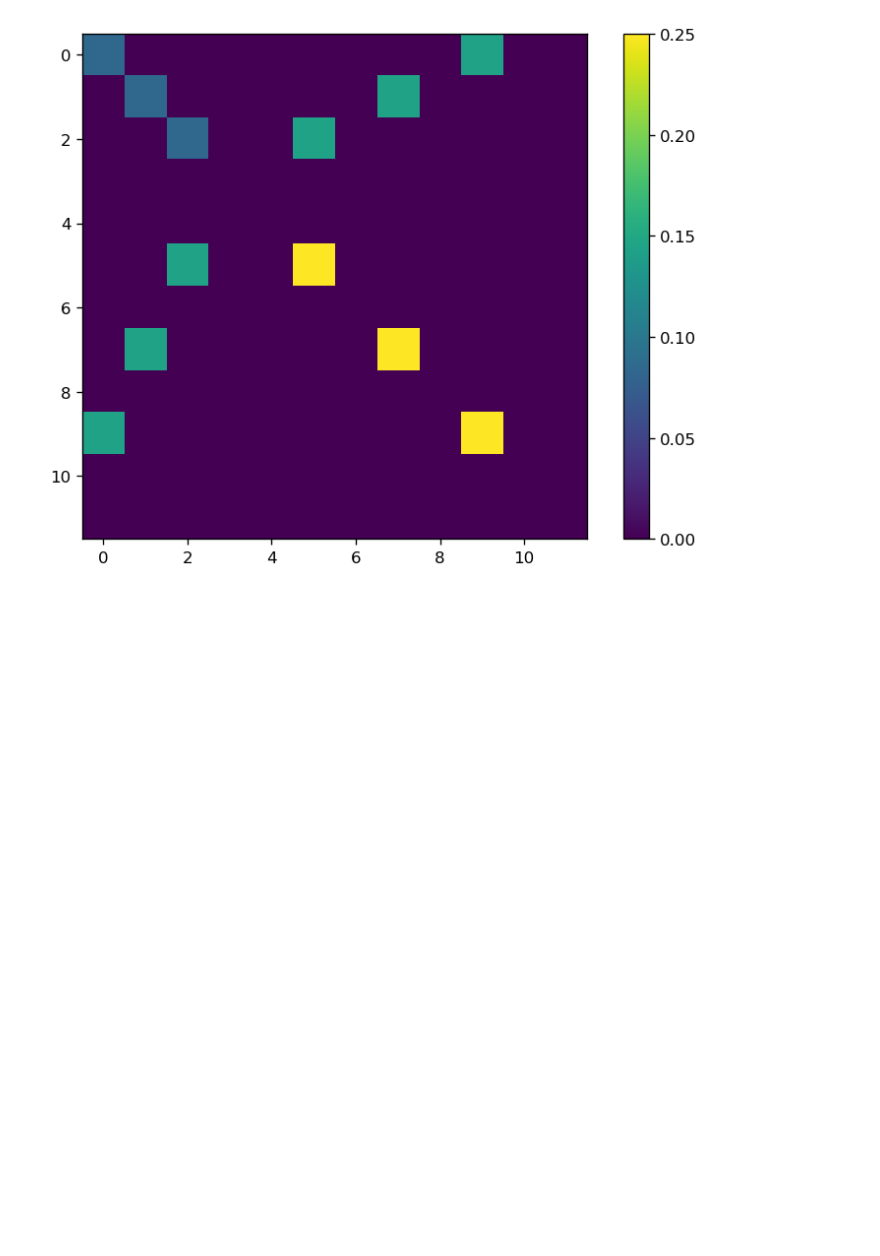
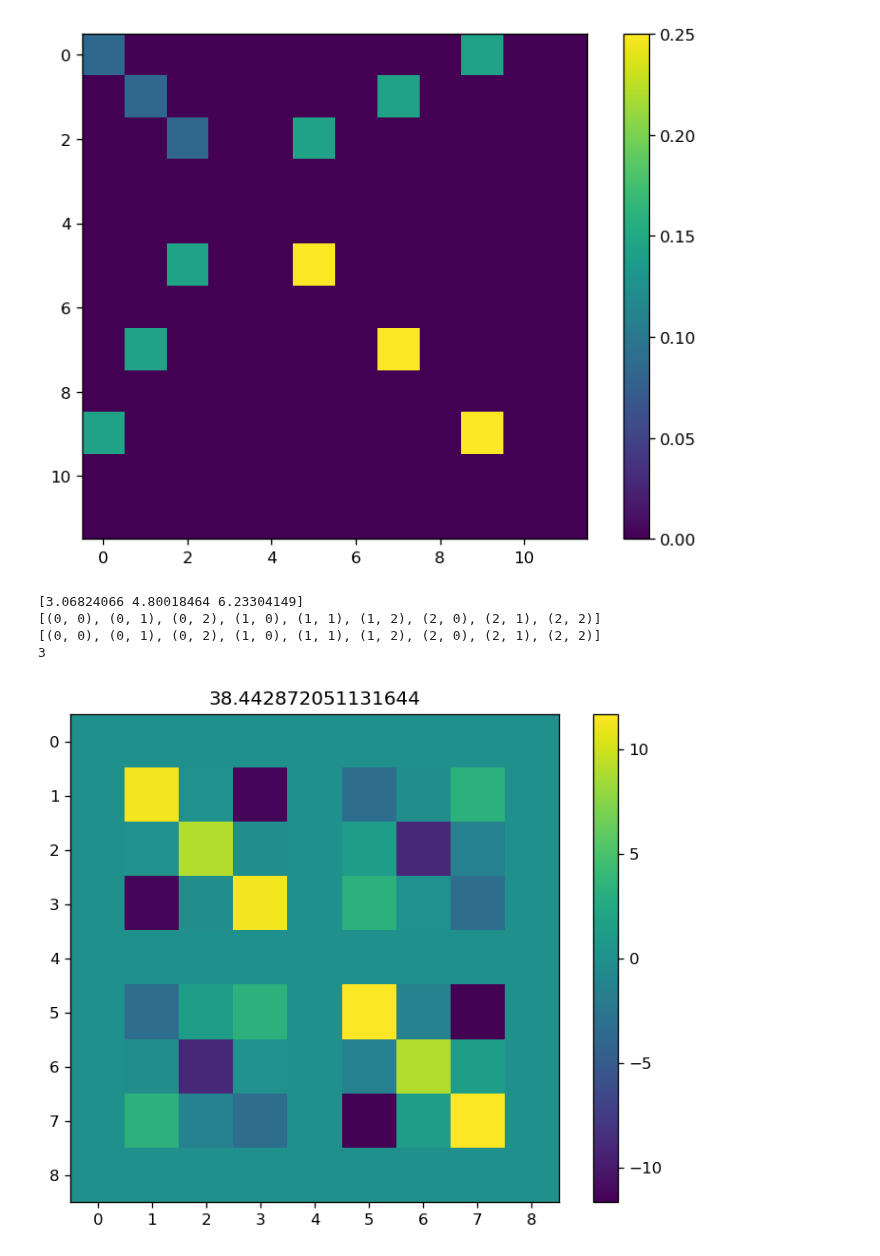
Before and after one commit to blake-holman/ED_Adversaries, a Jupyter notebook: new_Sep.ipynb, the cells around one changed output. Saved outputs shown, nothing was run; the diff lists cells and outputs as text; code cells hidden in the pictures; blank space fills up the shorter version.

```diff
--- a/new_Sep.ipynb
+++ b/new_Sep.ipynb
@@ -515,3 +502,34 @@ visualize(X)
 -------------------------------------------------------------------------------
 0.866025403567752
 [figure]
+# %%
+size = 3
+X = np.random.random((size,size))
+X = X+X.T
+X = np.linalg.norm(X) * np.eye(X.shape[0]) + X
+X_square = np.kron(X,X)
+print(np.linalg.eigvalsh(X))
+# visualize(X) u
+labels = list(product(range(size), range(size)))
+print(labels)
+
+print(labels)
+print(size)
+proj = symmetry_projection(size**2)
+diff = X_square - proj @ X_square @ proj
+visualize(diff, title=str(np.linalg.norm(diff)))
+
+
+
+# eigval, eigvect = np.linalg.eigh(proj)
+# eigvect = [eigvect[:, i] for i in range(eigvect.shape[0])]
+# for val, vect in zip(eigval, eigvect):
+#     print(vect)
+#     visualize(np.outer(vect, vect), labels=(labels, labels), title="eval=" + str(val))
+# print(eigval)
+# %% [output]
+[3.06824066 4.80018464 6.23304149]
+[(0, 0), (0, 1), (0, 2), (1, 0), (1, 1), (1, 2), (2, 0), (2, 1), (2, 2)]
+[(0, 0), (0, 1), (0, 2), (1, 0), (1, 1), (1, 2), (2, 0), (2, 1), (2, 2)]
+3
+[figure, added]
```
Also changed, not shown: parts of 3 cells of this notebook, 2 other files.
